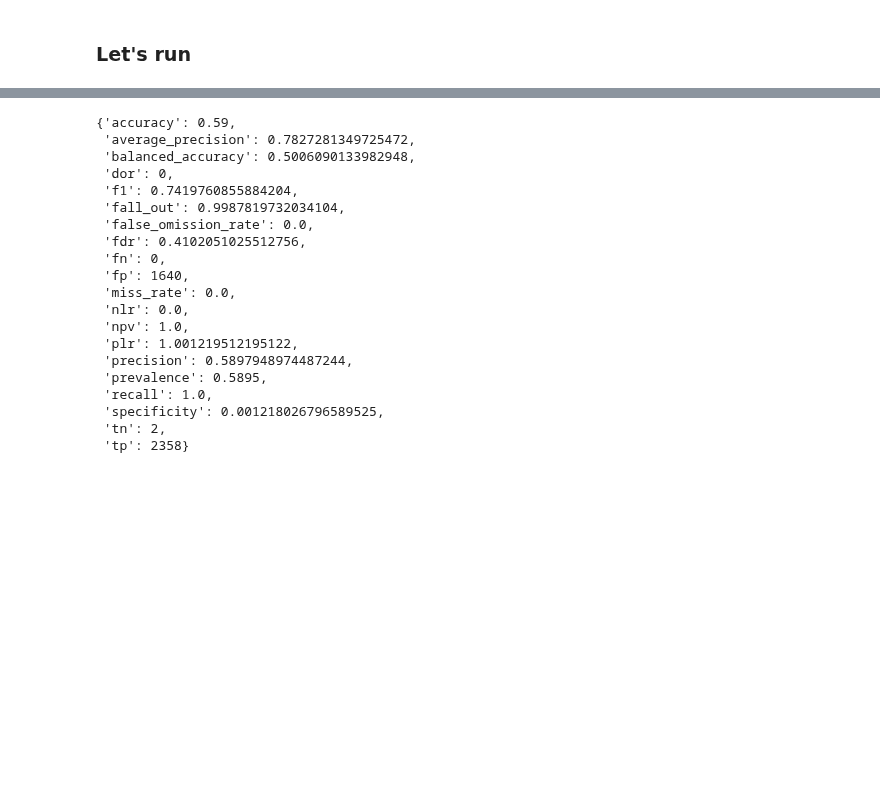
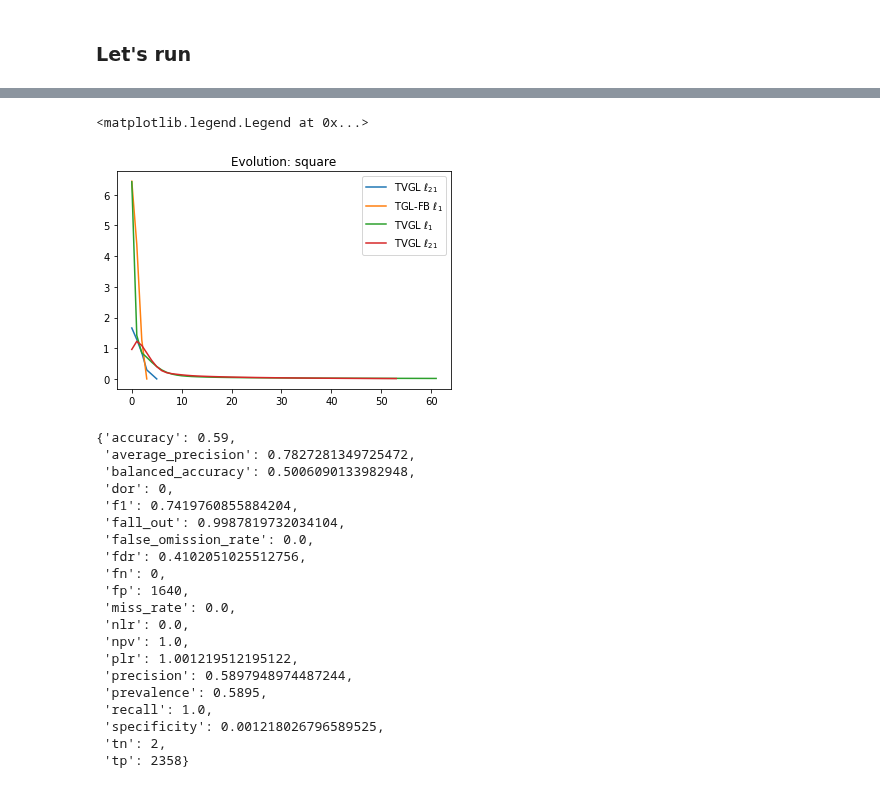
Before and after one commit to fdtomasi/regain, a Jupyter notebook: notebooks/forward_backward_TGL.ipynb, the cells around one changed output, grey strips where cells are left out. Cells and saved outputs as stored; diff of their text form; code cells hidden in the pictures; blank space fills up the shorter version.

```diff
--- a/notebooks/forward_backward_TGL.ipynb
+++ b/notebooks/forward_backward_TGL.ipynb
@@ -191,3 +255,14 @@ NotFittedError: This BayesSearchCV instance is not fitted yet. Call 'fit' with a
+# %%
+plt.title("Evolution: %s" % evolution)
+plt.plot([x.rnorm for x in tglfb_smooth.history_], label='TVGL $\ell_{21}$')
+plt.plot([x.rnorm for x in tglfb_square.history_], label='TGL-FB $\ell_1$')
+plt.plot([x for x in gvx_square.history_], label='TVGL $\ell_1$')
+plt.plot([x for x in gvx_smooth.history_], label='TVGL $\ell_{21}$')
+plt.legend()
+# plt.xlim([0,5])
+# %% [output]
+<matplotlib.legend.Legend at 0x...>
+[figure, added]
 # %%
 error_function = partial(utils.structure_error, data[evolution].thetas,
                              no_diagonal=0, thresholding=1, eps=1e-4)
```
Also changed, not shown: parts of 8 cells of this notebook, 1 other file.
